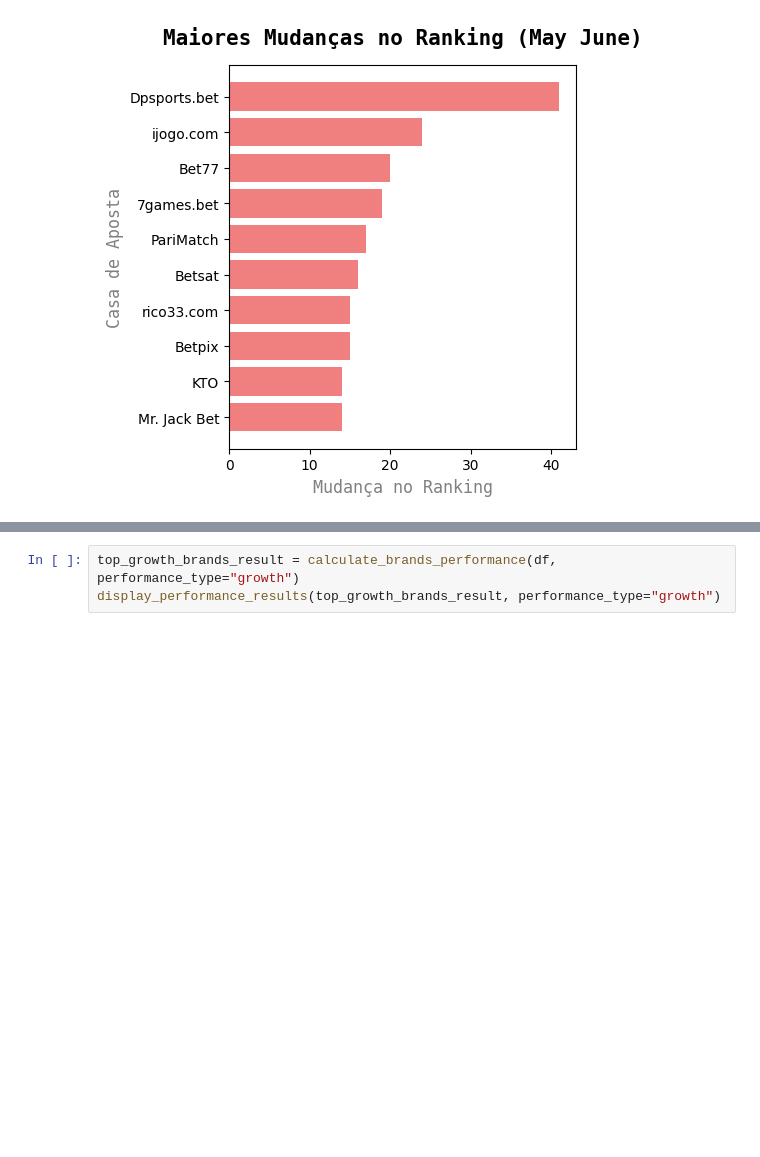
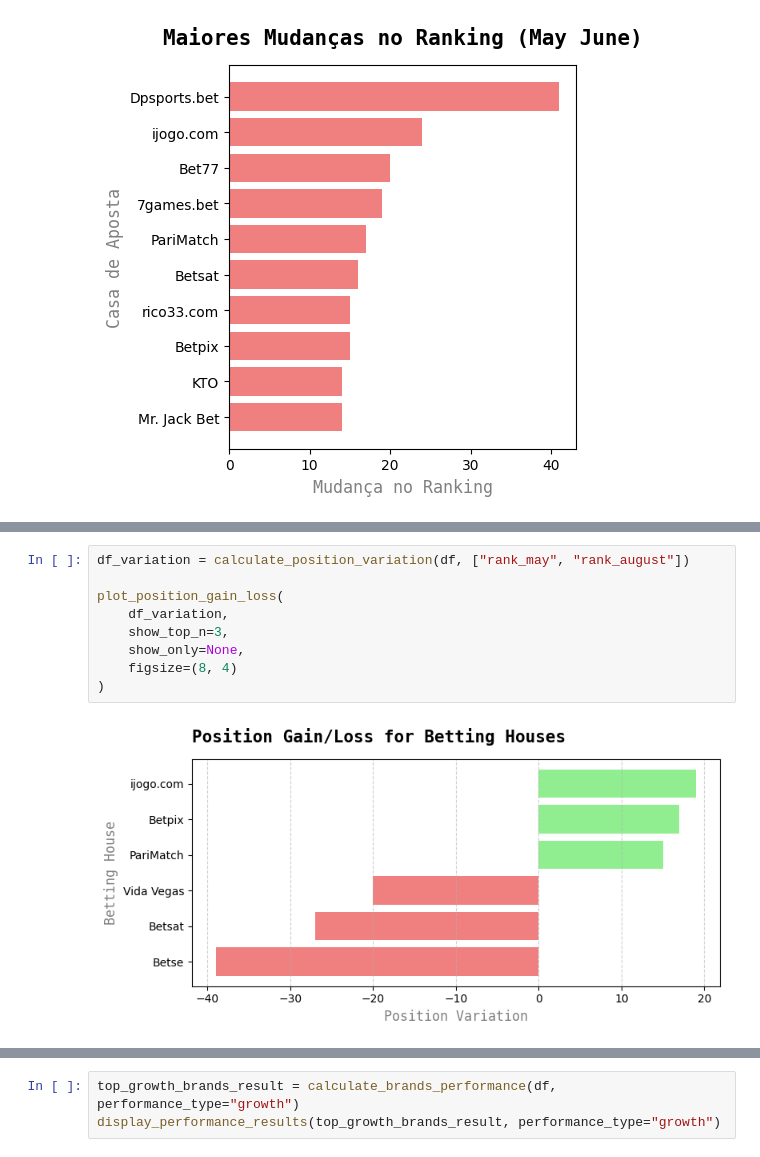
Before and after one commit to mathanssen/alts-digital, a Jupyter notebook: bookmarkers/notebooks/analysis.ipynb, the cells around one changed output, grey strips where cells are left out. Drawn from its saved outputs; the diff is of its cells as text; blank space fills up the shorter version.

```diff
--- a/bookmarkers/notebooks/analysis.ipynb
+++ b/bookmarkers/notebooks/analysis.ipynb
@@ -155 +301,12 @@ Quais casas de apostas têm crescido mais rápido em comparação com suas conco
+# %%
+df_variation = calculate_position_variation(df, ["rank_may", "rank_august"])
+
+plot_position_gain_loss(
+    df_variation,
+    show_top_n=3,
+    show_only=None,
+    figsize=(8, 4)
+)
+# %% [output]
+[figure, added]
 # %% [markdown]
```
Also changed, not shown: parts of 38 cells of this notebook, 2 other files.
